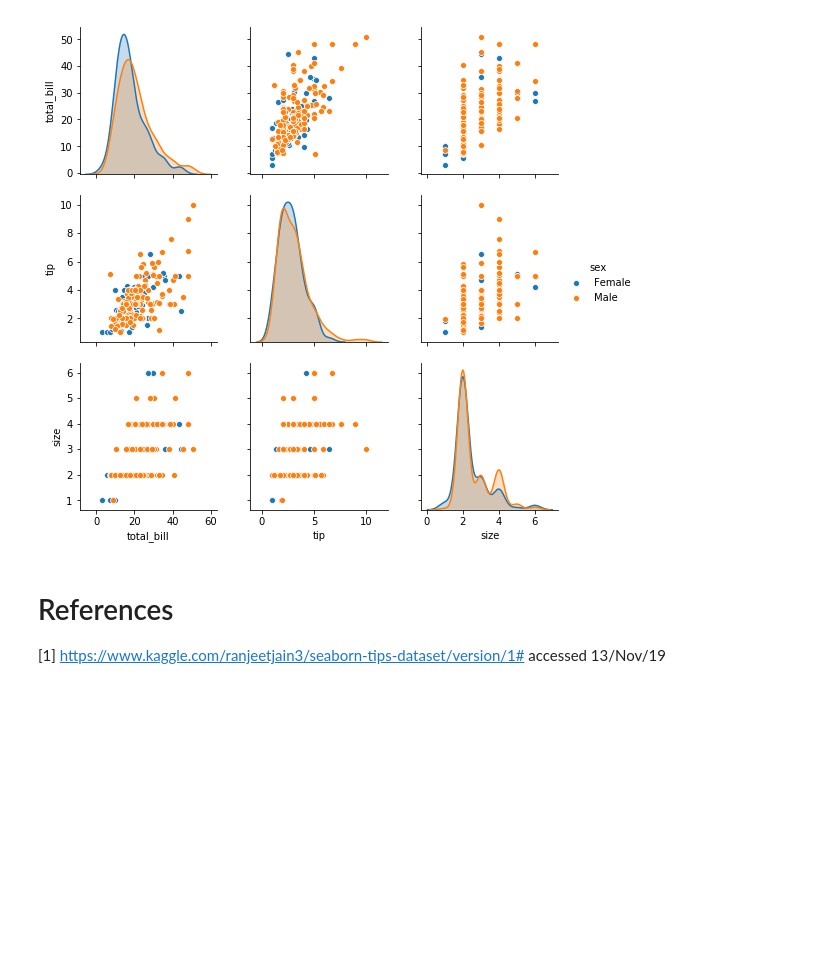
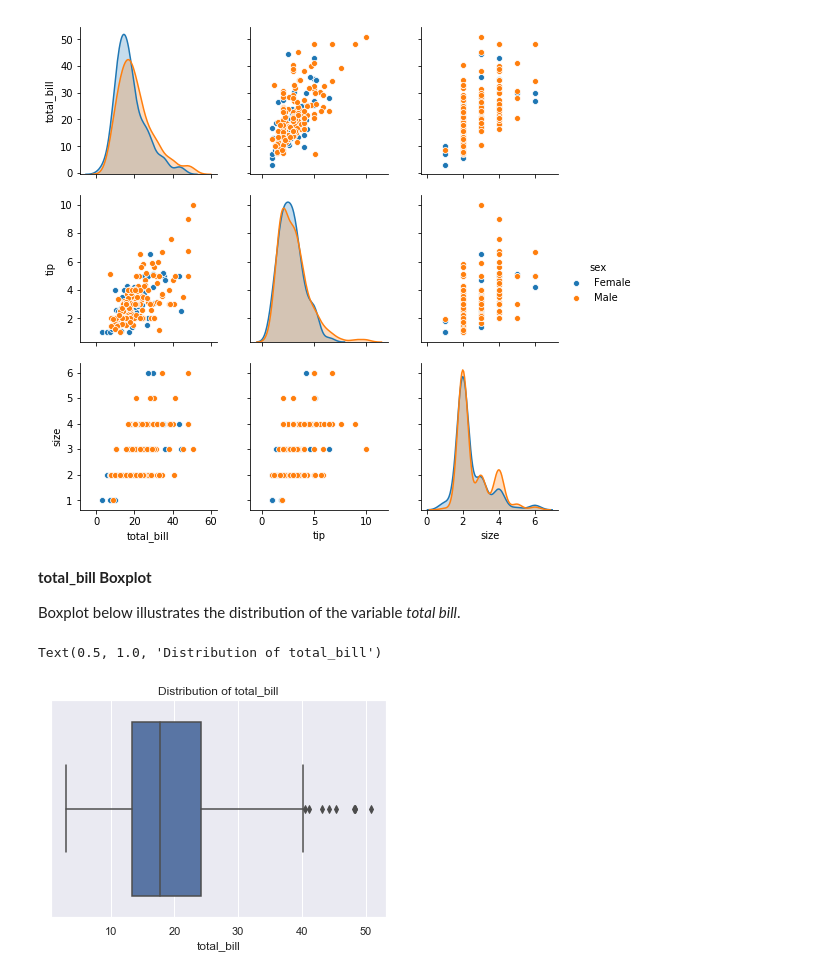
Before and after one commit to edelcorcoran/FDA-Project, a Jupyter notebook: Tips.ipynb, the cells around one changed output. Drawn from its saved outputs; the diff is of its cells as text; code cells hidden in the pictures; blank space fills up the shorter version.

Commit message:
Boxplots and Amendments to Project Layout/content

```diff
--- a/Tips.ipynb
+++ b/Tips.ipynb
@@ -200,7 +311,20 @@ sns.pairplot(df, hue='sex')
 # %% [output]
 <seaborn.axisgrid.PairGrid at 0x...>
 [figure]
-# %% [markdown]
-# References
-
-[1] https://www.kaggle.com/ranjeetjain3/seaborn-tips-dataset/version/1# accessed 13/Nov/19
+# %% [markdown]
+**total_bill Boxplot**
+
+Boxplot below illustrates the distribution of the variable _total bill_.
+# %%
+# Boxplot to illustrate data distribution for total_bill
+# Import seaborn package
+import seaborn as sns
+# create style
+sns.set(style="darkgrid")
+# pull data from dataset
+tips = sns.load_dataset("tips")
+#Display boxplot with label on x-axis and add title
+sns.boxplot(x=tips["total_bill"]).set_title("Distribution of total_bill")
+# %% [output]
+Text(0.5, 1.0, 'Distribution of total_bill')
+[figure, added]
```
Also changed, not shown: parts of 21 cells of this notebook.
